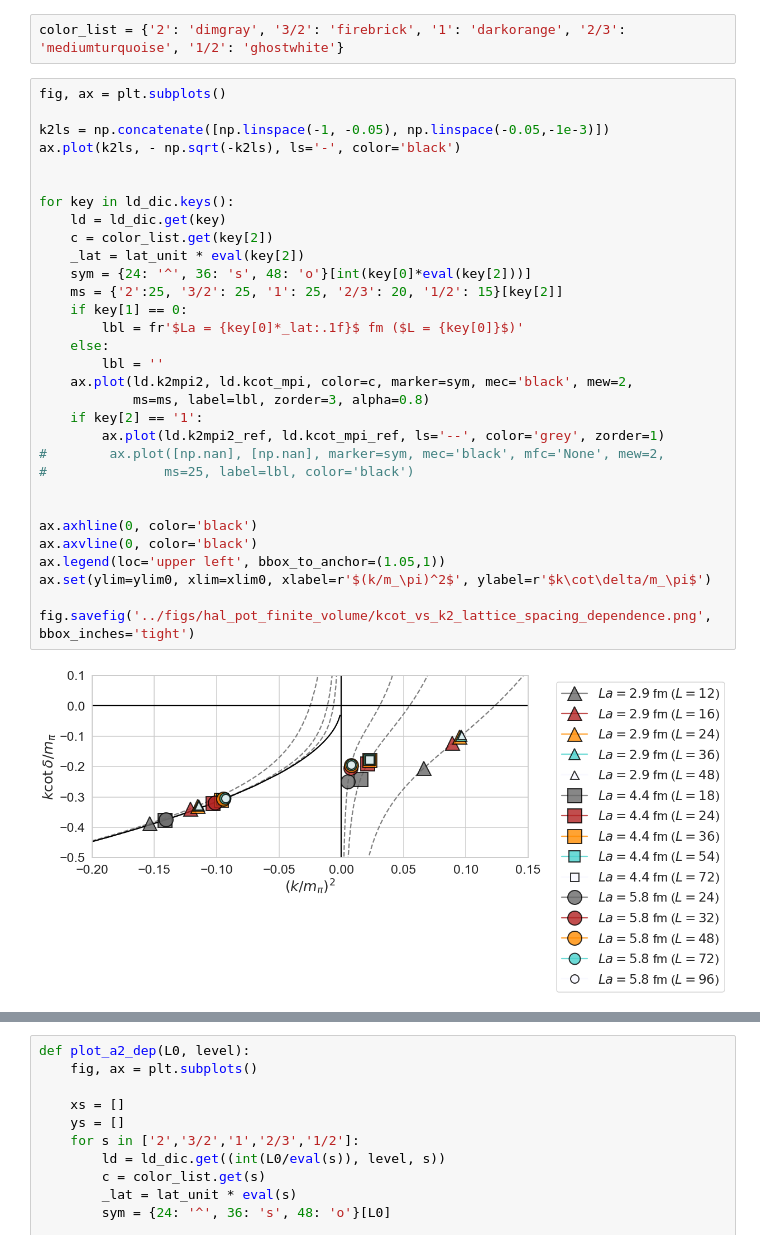
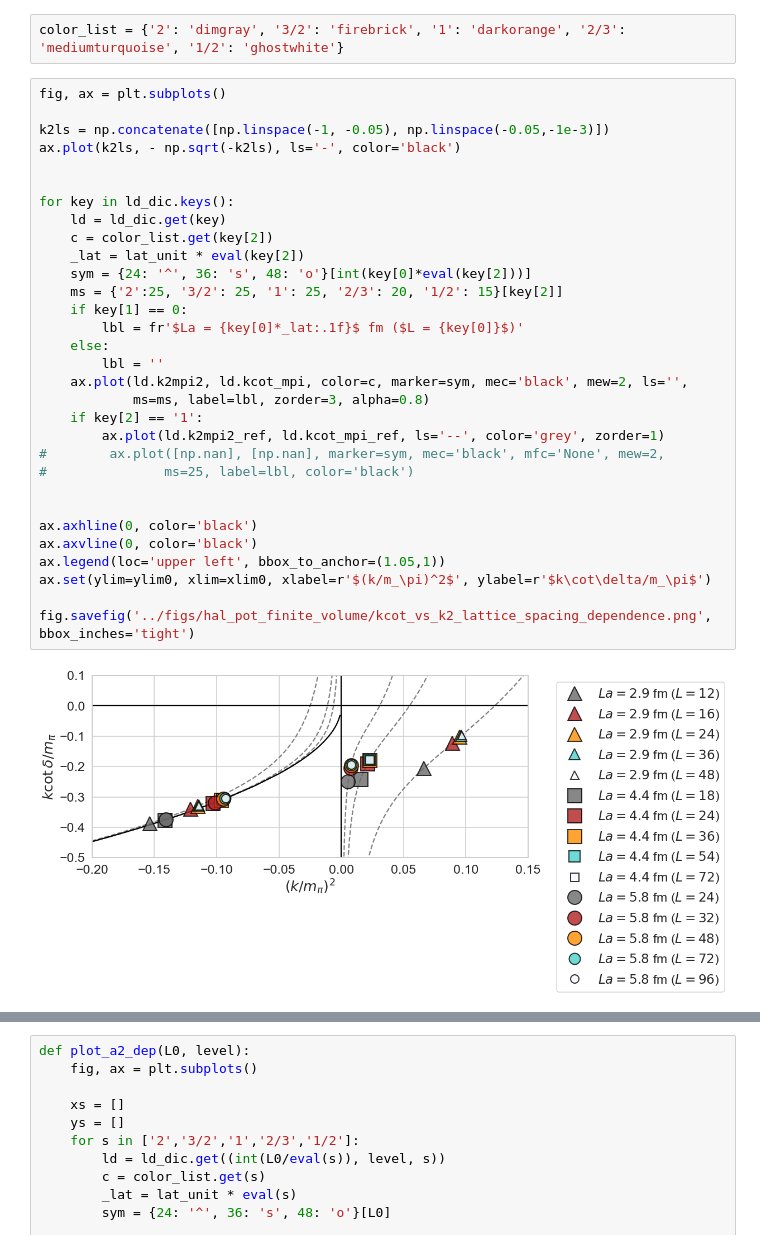
Before and after one commit to tkmiriya/weakly_bound_h, a Jupyter notebook: notebook/SU3_HAL_cutoff_dep.ipynb, the cells around one changed output, grey strips where cells are left out. Saved outputs shown, nothing was run; the diff lists cells and outputs as text.

```diff
--- a/notebook/SU3_HAL_cutoff_dep.ipynb
+++ b/notebook/SU3_HAL_cutoff_dep.ipynb
@@ -394,32 +394,32 @@ color_list = {'2': 'dimgray', '3/2': 'firebrick', '1': 'darkorange', '2/3': 'med
 fig, ax = plt.subplots()
 
 k2ls = np.concatenate([np.linspace(-1, -0.05), np.linspace(-0.05,-1e-3)])
 ax.plot(k2ls, - np.sqrt(-k2ls), ls='-', color='black')
 
 
 for key in ld_dic.keys():
     ld = ld_dic.get(key)
     c = color_list.get(key[2])
     _lat = lat_unit * eval(key[2])
     sym = {24: '^', 36: 's', 48: 'o'}[int(key[0]*eval(key[2]))]
     ms = {'2':25, '3/2': 25, '1': 25, '2/3': 20, '1/2': 15}[key[2]]
     if key[1] == 0:
         lbl = fr'$La = {key[0]*_lat:.1f}$ fm ($L = {key[0]}$)'
     else:
         lbl = ''
-    ax.plot(ld.k2mpi2, ld.kcot_mpi, color=c, marker=sym, mec='black', mew=2,
+    ax.plot(ld.k2mpi2, ld.kcot_mpi, color=c, marker=sym, mec='black', mew=2, ls='',
             ms=ms, label=lbl, zorder=3, alpha=0.8)
     if key[2] == '1':
         ax.plot(ld.k2mpi2_ref, ld.kcot_mpi_ref, ls='--', color='grey', zorder=1)
 #        ax.plot([np.nan], [np.nan], marker=sym, mec='black', mfc='None', mew=2,
 #               ms=25, label=lbl, color='black')
 
 
 ax.axhline(0, color='black')
 ax.axvline(0, color='black')
 ax.legend(loc='upper left', bbox_to_anchor=(1.05,1))
 ax.set(ylim=ylim0, xlim=xlim0, xlabel=r'$(k/m_\pi)^2$', ylabel=r'$k\cot\delta/m_\pi$')
 
 fig.savefig('../figs/hal_pot_finite_volume/kcot_vs_k2_lattice_spacing_dependence.png', bbox_inches='tight')
 # %% [output]
-[figure, old version]
+[figure, new version]
```
Also changed, not shown: parts of 1 cell of this notebook, 17 other files.
